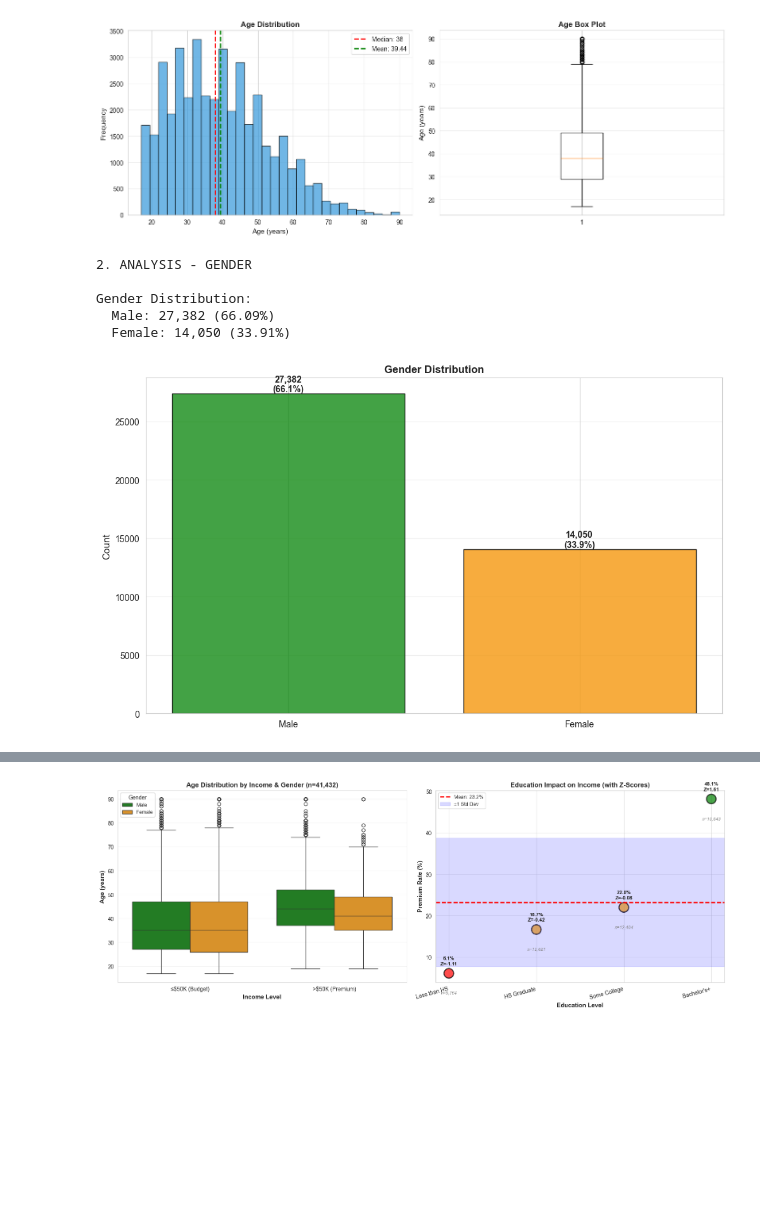
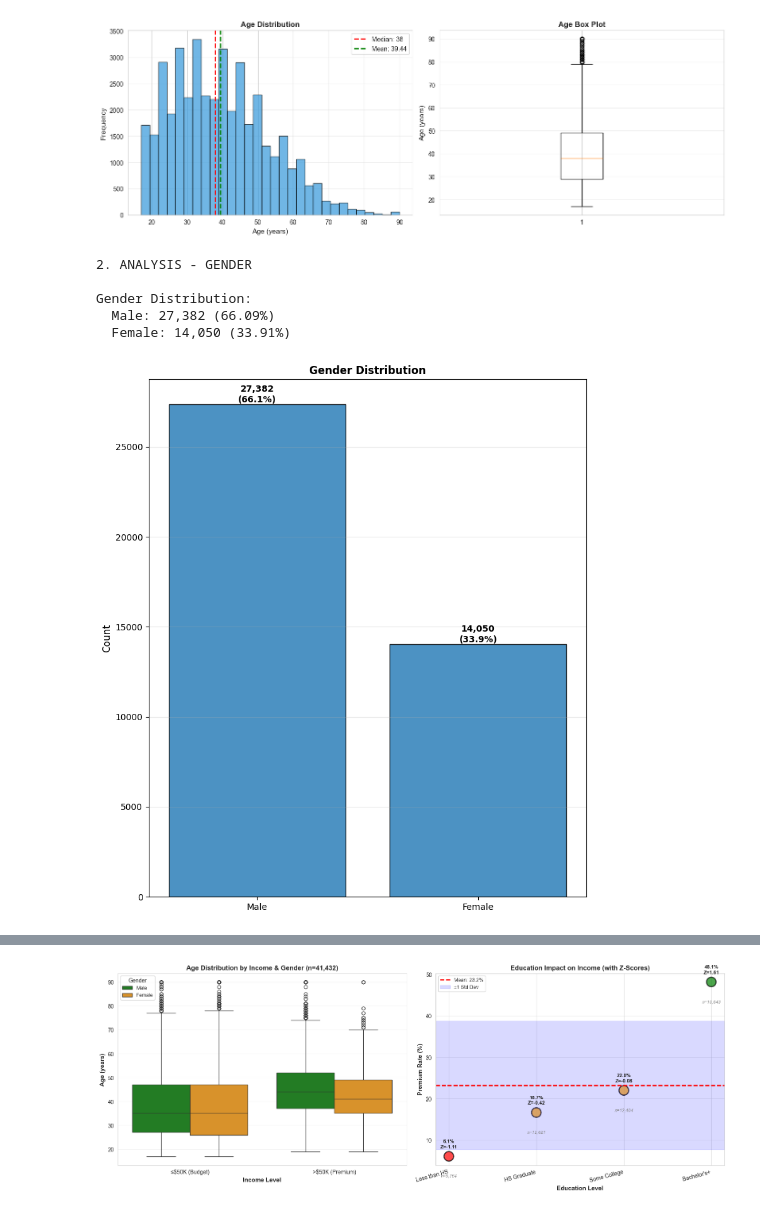
Before and after one commit to vgsilva-eng/AI-stats-probability, a Jupyter notebook: notebooks/eda_cleaned_dataset.ipynb, the cells around one changed output, grey strips where cells are left out. Saved outputs shown, nothing was run; the diff lists cells and outputs as text; code cells hidden in the pictures; blank space fills up the shorter version.

```diff
--- a/notebooks/eda_cleaned_dataset.ipynb
+++ b/notebooks/eda_cleaned_dataset.ipynb
@@ -79,7 +80,8 @@ Age Statistics:
 # %%
 # function 2:Analysis - Gender
 def analyze_gender(df: pd.DataFrame) -> Dict[str, Any]:
-    """Analyze gender distribution."""
+    """Analyze gender distribution.
+    Computes counts and percentages for each gender category."""
     print("2. ANALYSIS - GENDER")
 
     gender_dist = df['sex'].value_counts()
@@ -88,37 +90,36 @@ def analyze_gender(df: pd.DataFrame) -> Dict[str, Any]:
     print(f"\nGender Distribution:")
     for gender in gender_dist.index:
         count = gender_dist[gender]
         pct = gender_pct[gender]
         print(f"  {gender}: {count:,} ({pct:.2f}%)")
 
     # Visualization
-    fig, ax = plt.subplots(figsize=(10, 6))
+    fig, ax = plt.subplots(figsize=(8, 9))
 
-    colors = ["#148b16", "#f5980e"]
-    bars = ax.bar(gender_dist.index, gender_dist.values, color=colors,
+    bars = ax.bar(gender_dist.index, gender_dist.values,
                    edgecolor='black', alpha=0.8)
     for bar in bars:
         height = bar.get_height()
         ax.text(bar.get_x() + bar.get_width()/2., height,
                  f'{int(height):,}\n({height/len(df)*100:.1f}%)',
                  ha='center', va='bottom', fontsize=10, fontweight='bold')
     ax.set_ylabel('Count', fontsize=11)
     ax.set_title('Gender Distribution', fontsize=12, fontweight='bold')
     ax.grid(axis='y', alpha=0.3)
 
     plt.tight_layout()
     plt.show()
 
     return gender_dist.to_dict()
 
 gender_dist = analyze_gender(df_cleaned)
 # %% [output]
 2. ANALYSIS - GENDER
 
 Gender Distribution:
   Male: 27,382 (66.09%)
   Female: 14,050 (33.91%)
-[figure, old version]
+[figure, new version]
 # %%
 # Funtion 3: Analysis - Education
 def analyze_education(df: pd.DataFrame) -> Dict[str, Any]:
```
Also changed, not shown: parts of 8 cells of this notebook, 3 other files.
